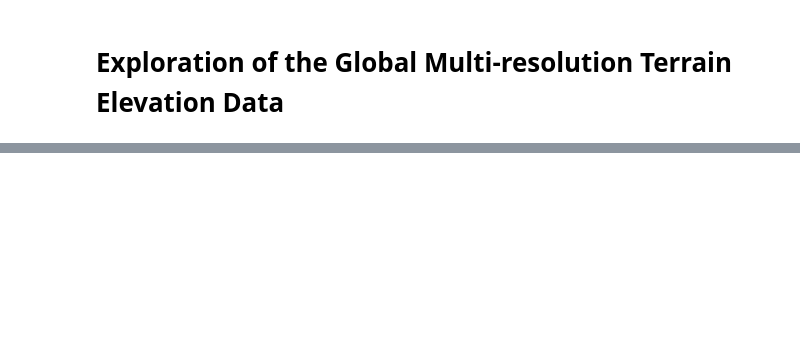
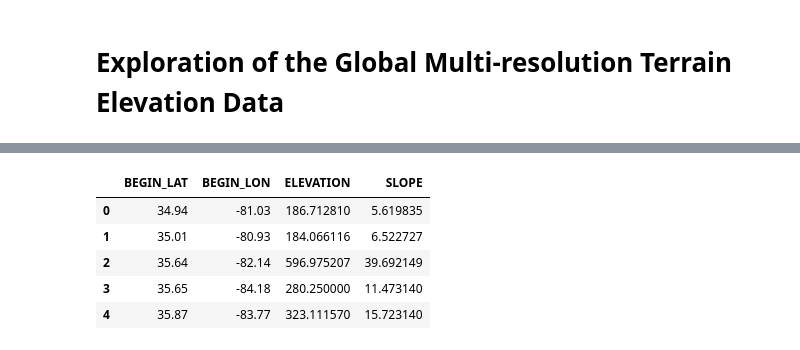
Before and after one commit to mattialodi0/progA3I, a Jupyter notebook: dataset_exploration/GMTED_exploration.ipynb, the cells around one changed output, grey strips where cells are left out. Drawn from its saved outputs; the diff is of its cells as text; code cells hidden in the pictures; blank space fills up the shorter version.

```diff
--- a/dataset_exploration/GMTED_exploration.ipynb
+++ b/dataset_exploration/GMTED_exploration.ipynb
@@ -75,0 +235,3 @@ gmted_features(
+# %%
+df.drop(columns=[col for col in df.columns if col not in ['INDEX', 'BEGIN_LAT', 'BEGIN_LON']], inplace=True)
+df.head()
@@ -75,0 +245,26 @@ gmted_features(
+# %%
+df['ELEVATION'] = np.nan
+for idx, row in df.iterrows():
+    df.loc[idx, 'ELEVATION'] = gmted_elevation(
+        lat=row['BEGIN_LAT'],
+        lon=row['BEGIN_LON'],
+        radius_km=10,
+        gmted_dir=GMTED_MN_DIR
+    )
+df['SLOPE'] = np.nan
+for idx, row in df.iterrows():
+    df.loc[idx, 'SLOPE'] = gmted_slope(
+        lat=row['BEGIN_LAT'],
+        lon=row['BEGIN_LON'],
+        radius_km=10,
+        gmted_dir=GMTED_SD_DIR
+    )
+
+df.head()
+# %% [output]
+|  | BEGIN_LAT | BEGIN_LON | ELEVATION | SLOPE |
+| 0 | 34.94 | -81.03 | 186.712810 | 5.619835 |
+| 1 | 35.01 | -80.93 | 184.066116 | 6.522727 |
+| 2 | 35.64 | -82.14 | 596.975207 | 39.692149 |
+| 3 | 35.65 | -84.18 | 280.250000 | 11.473140 |
+| 4 | 35.87 | -83.77 | 323.111570 | 15.723140 |
```
Also changed, not shown: parts of 24 cells of this notebook, 1 other file.
